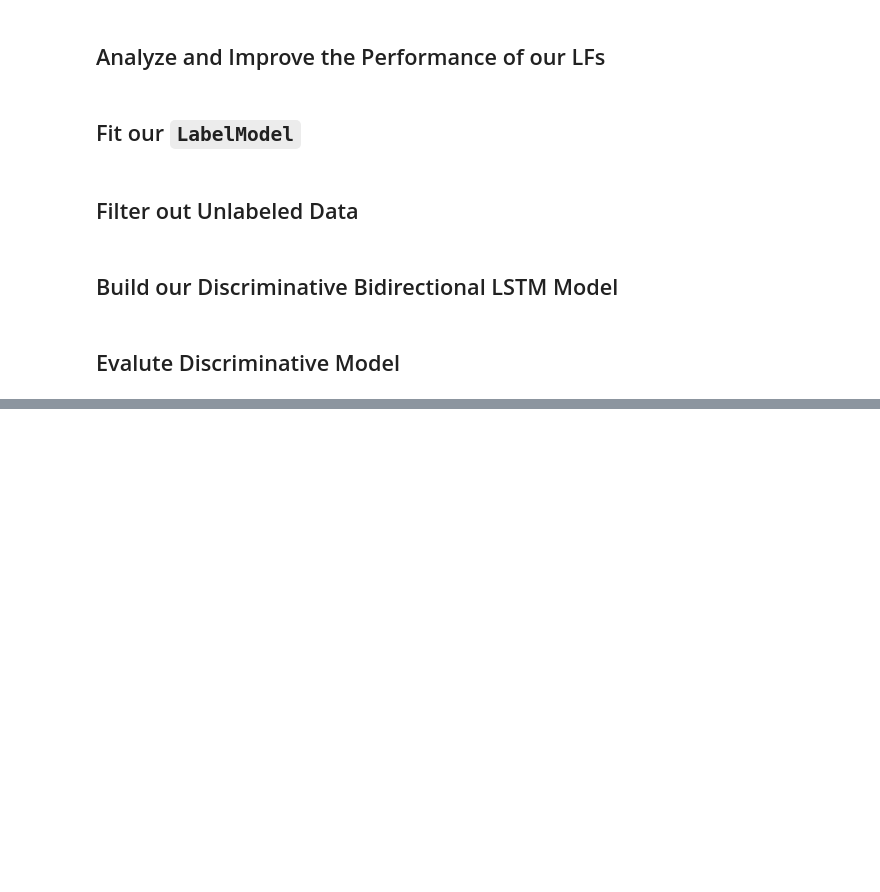
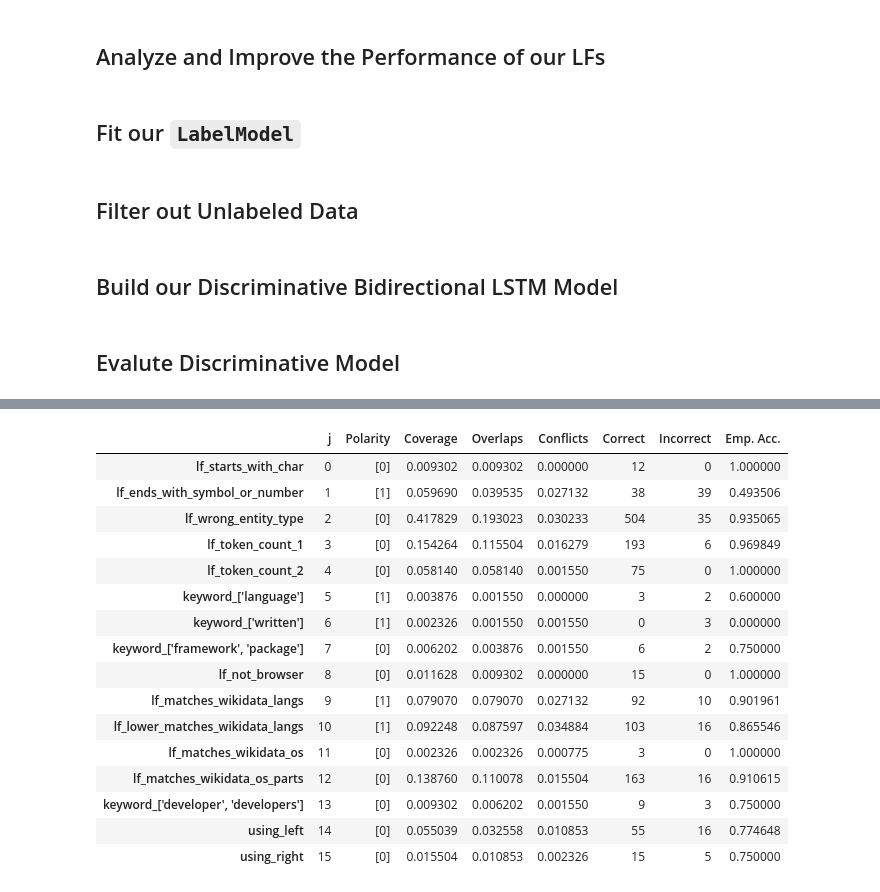
Before and after one commit to rjurney/weakly_supervised_learning_code, a Jupyter notebook: ch05/Snorkel.ipynb, the cells around one changed output, grey strips where cells are left out. Cells and saved outputs as stored; diff of their text form; code cells hidden in the pictures; blank space fills up the shorter version.

```diff
--- a/ch05/Snorkel.ipynb
+++ b/ch05/Snorkel.ipynb
@@ -403,11 +400,13 @@ df_gold = pd.read_csv(gold_path)
 # Drop the index column, we have an index set
 df_gold = df_gold.drop(['Unnamed: 0'], axis=1)
 
+df_gold['left_text'] = df_gold['left_text'].fillna('')
+df_gold['right_text'] = df_gold['right_text'].fillna('')
 df_gold['left_tokens_text'] = df_gold['left_tokens_text'].apply(lambda x: ast.literal_eval(x))
 df_gold['right_tokens_text'] = df_gold['right_tokens_text'].apply(lambda x: ast.literal_eval(x))
 
 df_gold.tail()
 
 # Start the rest of the data after the point where the labeled data starts
-df_in = df_out.iloc[df_gold.index[-1] + 1:, :]
-df_in.head()
+# df_in = df_out.iloc[df_gold.index[-1] + 1:, :]
+# df_in.head()
@@ -511,22 +517,23 @@ These are the simplest type of Labeling Functions that use the presence of one o
 #
 def keyword_lookup(x, keywords, field, label):
     """Perform lowercase matching for keyword LFs"""
-    print(type(x[field]), x[field], x)
     match = any(word.lower() in x[field].lower() for word in keywords)
     if match:
         return label
     return ABSTAIN
 
-def make_keyword_lf(keywords, field='body', label=ABSTAIN):
+def make_keyword_lf(keywords, field='body', label=ABSTAIN, name=None):
     """Given keywords, a field to match against and a label to return, return an keyword LF"""
+    if not name:
+        name = f"keyword_{keywords}"
     return LabelingFunction(
-        name=f"keyword_{keywords}",
+        name=name,
         f=keyword_lookup,
         resources=dict(keywords=keywords, field=field, label=label),
     )
 
 # Define keyword LFs
-lf_language_keyword = make_keyword_lf(['language'], 'left_text', label=POSITIVE)
+lf_language_keyword = make_keyword_lf(['language'], 'right_text', label=POSITIVE)
 lf_written_keyword = make_keyword_lf(['written'], 'left_text', label=POSITIVE)
 lf_framework_keyword = make_keyword_lf(['framework', 'package'], 'right_text', label=NEGATIVE)
 
@@ -570,7 +577,7 @@ def install(x):
 # Label functions using distant supervision from SPARQL/WikiData for programming languages
 #
 languages, lower_languages = None, None
-with jsonlines.open('/tmp/programming_languages.jsonl', mode='r') as reader:
+with jsonlines.open('../data/programming_languages.jsonl', mode='r') as reader:
     languages = [x['name'] for x in reader]
     lower_languages = [x.lower() for x in languages]
 
@@ -586,7 +593,7 @@ def lf_lower_matches_wikidata_langs(x, lower_languages):
 
 # Label functions using distant supervision from SPARQL/WikiData for operating systems
 oses, os_parts = [], []
-with jsonlines.open('/tmp/operating_systems.jsonl', mode='r') as reader:
+with jsonlines.open('../data/operating_systems.jsonl', mode='r') as reader:
     oses = [x['name'].lower() for x in reader]
     for os in oses:
         for os_part in os.split():
@@ -855,0 +1026,37 @@ df_test.head(3)
+# %%
+lf_developer_keyword = make_keyword_lf(['developer', 'developers'], 'right_text', label=NEGATIVE)
+lf_left_using_keyword = make_keyword_lf(['using'], 'left_text', label=NEGATIVE, name='using_left')
+lf_right_using_keyword = make_keyword_lf(['using'], 'right_text', label=NEGATIVE, name='using_right')
+
+additional_lfs = [
+    lf_developer_keyword,
+    lf_left_using_keyword,
+    lf_right_using_keyword,
+]
+
+new_lfs = lfs + additional_lfs
+# %%
+from snorkel.labeling import LFAnalysis, PandasLFApplier
+
+applier = PandasLFApplier(new_lfs)
+L_dev = applier.apply(df_gold)
+y_dev = df_gold.label.values
+LFAnalysis(L_dev, new_lfs).lf_summary(y_dev)
+# %% [output]
+|  | j | Polarity | Coverage | Overlaps | Conflicts | Correct | Incorrect | Emp. Acc. |
+| lf_starts_with_char | 0 | [0] | 0.009302 | 0.009302 | 0.000000 | 12 | 0 | 1.000000 |
+| lf_ends_with_symbol_or_number | 1 | [1] | 0.059690 | 0.039535 | 0.027132 | 38 | 39 | 0.493506 |
+| lf_wrong_entity_type | 2 | [0] | 0.417829 | 0.193023 | 0.030233 | 504 | 35 | 0.935065 |
+| lf_token_count_1 | 3 | [0] | 0.154264 | 0.115504 | 0.016279 | 193 | 6 | 0.969849 |
+| lf_token_count_2 | 4 | [0] | 0.058140 | 0.058140 | 0.001550 | 75 | 0 | 1.000000 |
+| keyword_['language'] | 5 | [1] | 0.003876 | 0.001550 | 0.000000 | 3 | 2 | 0.600000 |
+| keyword_['written'] | 6 | [1] | 0.002326 | 0.001550 | 0.001550 | 0 | 3 | 0.000000 |
+| keyword_['framework', 'package'] | 7 | [0] | 0.006202 | 0.003876 | 0.001550 | 6 | 2 | 0.750000 |
+| lf_not_browser | 8 | [0] | 0.011628 | 0.009302 | 0.000000 | 15 | 0 | 1.000000 |
+| lf_matches_wikidata_langs | 9 | [1] | 0.079070 | 0.079070 | 0.027132 | 92 | 10 | 0.901961 |
+| lf_lower_matches_wikidata_langs | 10 | [1] | 0.092248 | 0.087597 | 0.034884 | 103 | 16 | 0.865546 |
+| lf_matches_wikidata_os | 11 | [0] | 0.002326 | 0.002326 | 0.000775 | 3 | 0 | 1.000000 |
+| lf_matches_wikidata_os_parts | 12 | [0] | 0.138760 | 0.110078 | 0.015504 | 163 | 16 | 0.910615 |
+| keyword_['developer', 'developers'] | 13 | [0] | 0.009302 | 0.006202 | 0.001550 | 9 | 3 | 0.750000 |
+| using_left | 14 | [0] | 0.055039 | 0.032558 | 0.010853 | 55 | 16 | 0.774648 |
+| using_right | 15 | [0] | 0.015504 | 0.010853 | 0.002326 | 15 | 5 | 0.750000 |
```
Also changed, not shown: parts of 10 cells of this notebook.
